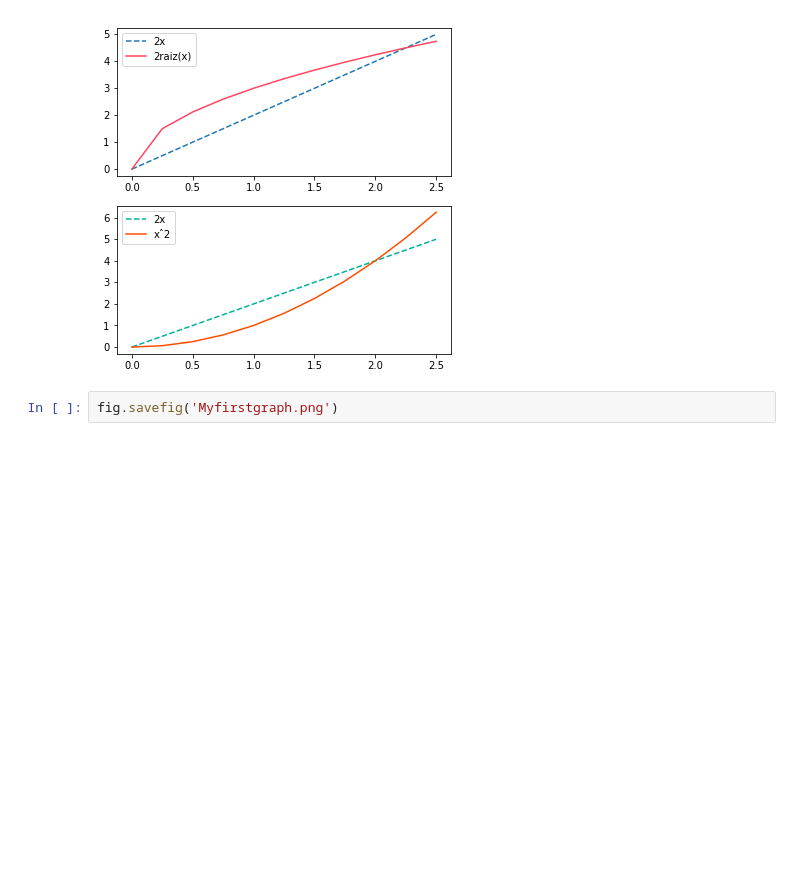
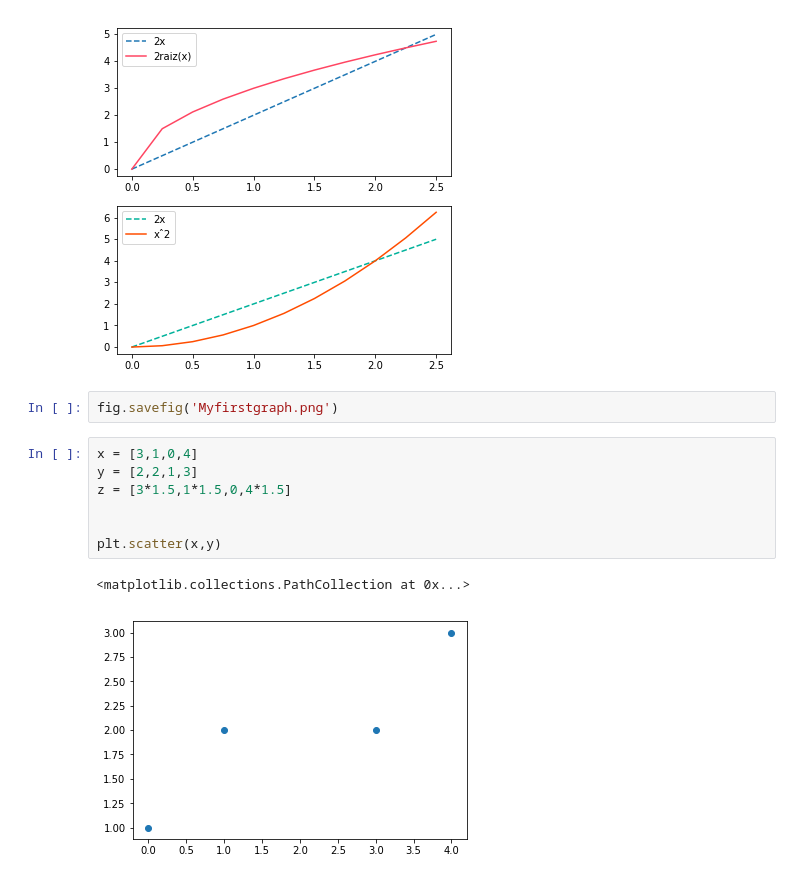
Before and after one commit to kfpiva-zz/python-data, a Jupyter notebook: 20180424_matplotlib.ipynb, the cells around one changed output. Cells and saved outputs as stored; diff of their text form; blank space fills up the shorter version.

Commit message:
Visualização de dados

```diff
--- a/20180424_matplotlib.ipynb
+++ b/20180424_matplotlib.ipynb
@@ -54,3 +54,13 @@ axes[1].legend(loc=0)
 [figure]
 # %%
 fig.savefig('Myfirstgraph.png')
+# %%
+x = [3,1,0,4]
+y = [2,2,1,3]
+z = [3*1.5,1*1.5,0,4*1.5]
+
+
+plt.scatter(x,y)
+# %% [output]
+<matplotlib.collections.PathCollection at 0x...>
+[figure, added]
```
Also changed, not shown: parts of 7 cells of this notebook, 4 other files.
